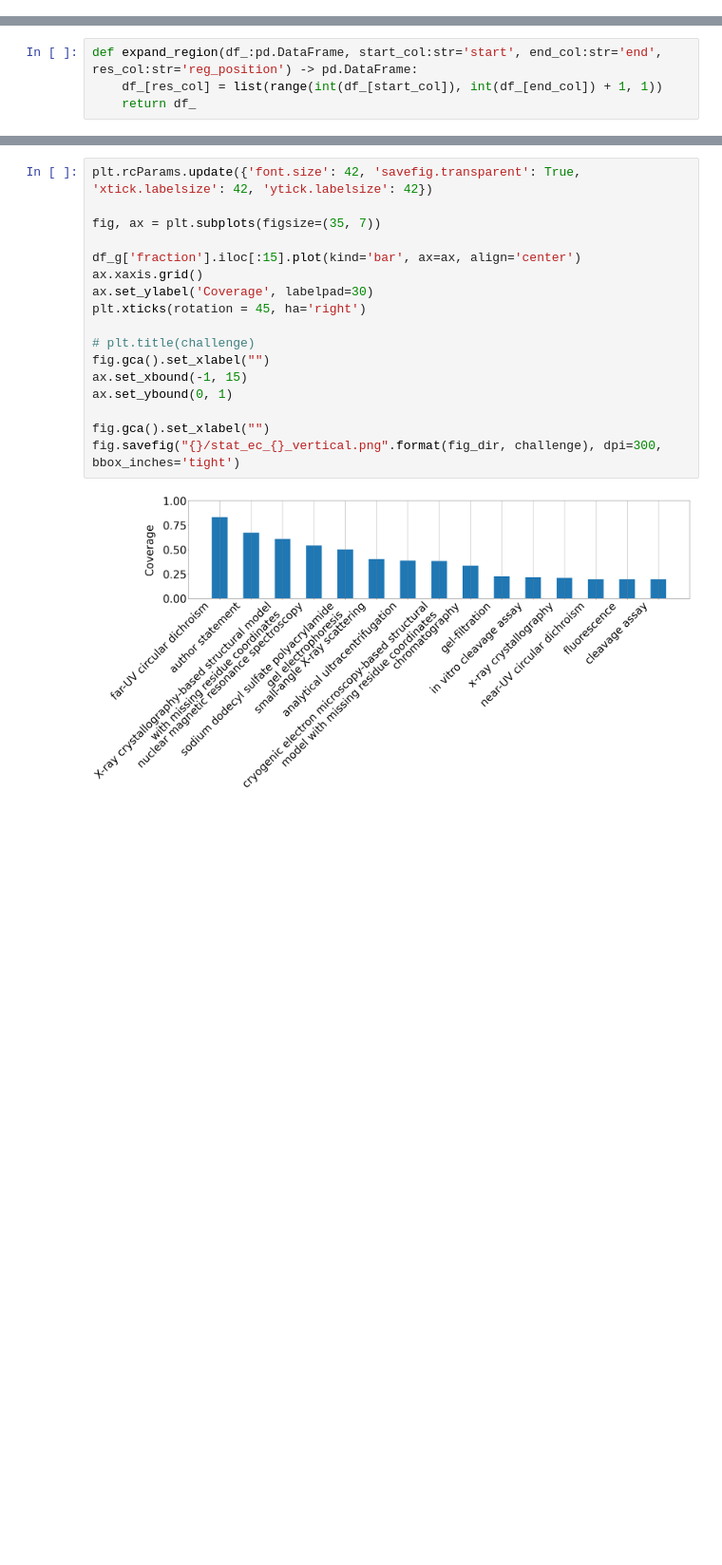
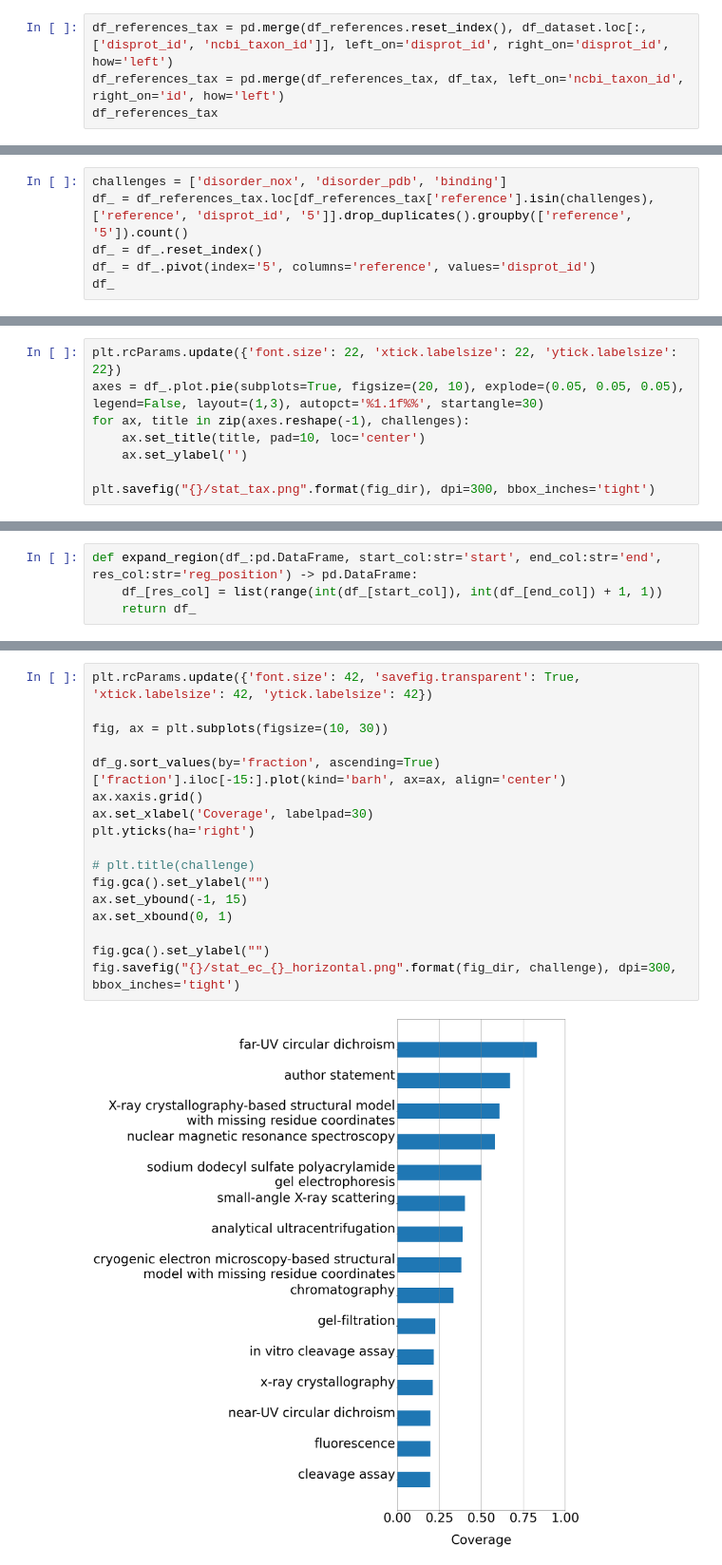
Before and after one commit to BioComputingUP/caid2-reference, a Jupyter notebook: src/references_stats.ipynb, the cells around one changed output, grey strips where cells are left out. Shown at 95% size. Saved outputs shown, nothing was run; the diff lists cells and outputs as text; blank space fills up the shorter version.

```diff
--- a/src/references_stats.ipynb
+++ b/src/references_stats.ipynb
@@ -222,0 +299,4 @@ Index(['region_id', 'unpublished', 'ec_ontology', 'end', 'term_id', 'start',
+# %%
+df_references_tax = pd.merge(df_references.reset_index(), df_dataset.loc[:,['disprot_id', 'ncbi_taxon_id']], left_on='disprot_id', right_on='disprot_id', how='left')
+df_references_tax = pd.merge(df_references_tax, df_tax, left_on='ncbi_taxon_id', right_on='id', how='left')
+df_references_tax
@@ -222,0 +317,6 @@ Index(['region_id', 'unpublished', 'ec_ontology', 'end', 'term_id', 'start',
+# %%
+challenges = ['disorder_nox', 'disorder_pdb', 'binding']
+df_ = df_references_tax.loc[df_references_tax['reference'].isin(challenges),['reference', 'disprot_id', '5']].drop_duplicates().groupby(['reference', '5']).count()
+df_ = df_.reset_index()
+df_ = df_.pivot(index='5', columns='reference', values='disprot_id')
+df_
@@ -222,0 +329,8 @@ Index(['region_id', 'unpublished', 'ec_ontology', 'end', 'term_id', 'start',
+# %%
+plt.rcParams.update({'font.size': 22, 'xtick.labelsize': 22, 'ytick.labelsize': 22})
+axes = df_.plot.pie(subplots=True, figsize=(20, 10), explode=(0.05, 0.05, 0.05), legend=False, layout=(1,3), autopct='%1.1f%%', startangle=30)
+for ax, title in zip(axes.reshape(-1), challenges):
+    ax.set_title(title, pad=10, loc='center')
+    ax.set_ylabel('')
+
+plt.savefig("{}/stat_tax.png".format(fig_dir), dpi=300, bbox_inches='tight')
@@ -529,19 +479,19 @@ See the caveats in the documentation: https://pandas.pydata.org/pandas-docs/stab
 # %%
 plt.rcParams.update({'font.size': 42, 'savefig.transparent': True, 'xtick.labelsize': 42, 'ytick.labelsize': 42})
 
-fig, ax = plt.subplots(figsize=(35, 7))
+fig, ax = plt.subplots(figsize=(10, 30))
 
-df_g['fraction'].iloc[:15].plot(kind='bar', ax=ax, align='center')
+df_g.sort_values(by='fraction', ascending=True)['fraction'].iloc[-15:].plot(kind='barh', ax=ax, align='center')
 ax.xaxis.grid()
-ax.set_ylabel('Coverage', labelpad=30)
-plt.xticks(rotation = 45, ha='right')
+ax.set_xlabel('Coverage', labelpad=30)
+plt.yticks(ha='right')
 
 # plt.title(challenge)
-fig.gca().set_xlabel("")
-ax.set_xbound(-1, 15)
-ax.set_ybound(0, 1)
+fig.gca().set_ylabel("")
+ax.set_ybound(-1, 15)
+ax.set_xbound(0, 1)
 
-fig.gca().set_xlabel("")
-fig.savefig("{}/stat_ec_{}_vertical.png".format(fig_dir, challenge), dpi=300, bbox_inches='tight')
+fig.gca().set_ylabel("")
+fig.savefig("{}/stat_ec_{}_horizontal.png".format(fig_dir, challenge), dpi=300, bbox_inches='tight')
 # %% [output]
-[figure, old version]
+[figure, new version]
```
Also changed, not shown: parts of 36 cells of this notebook.
